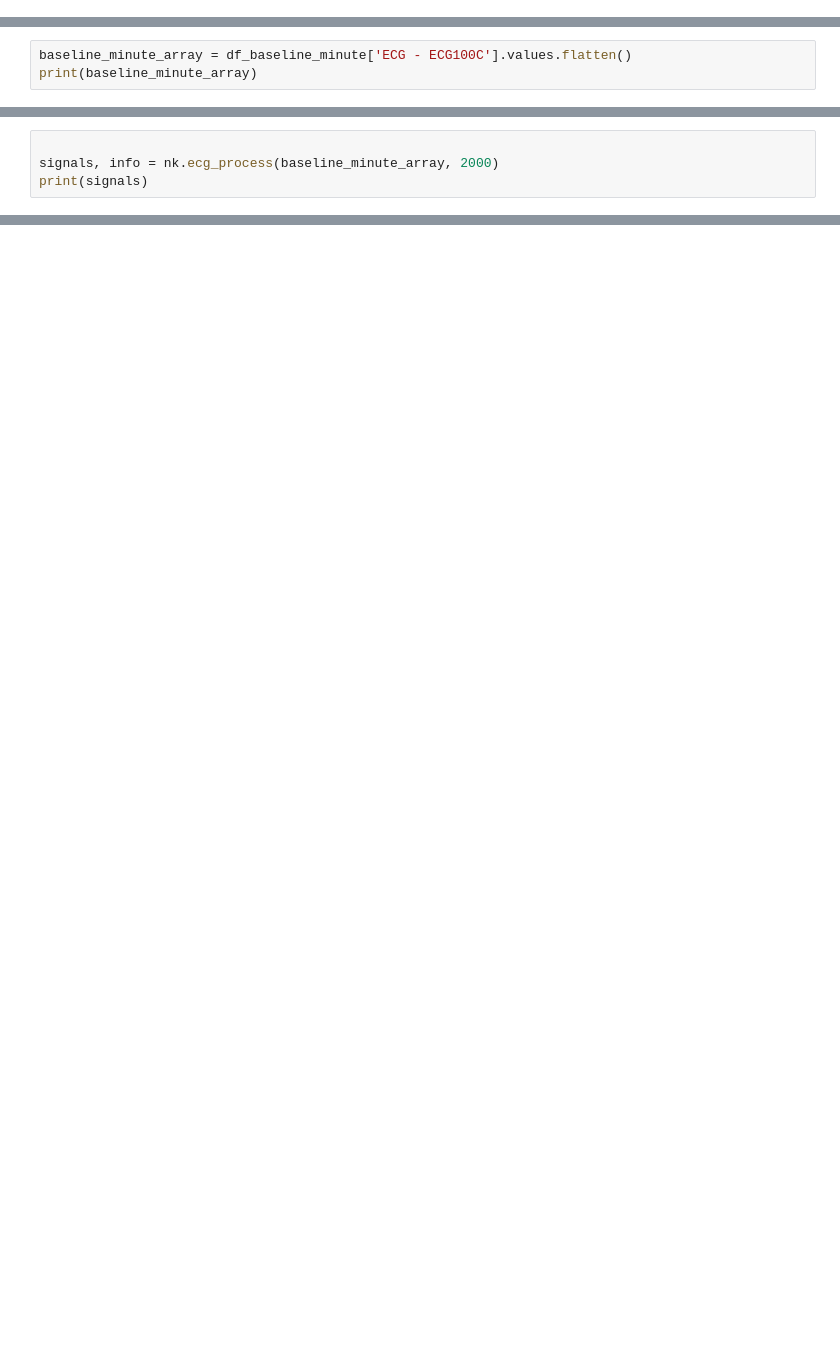
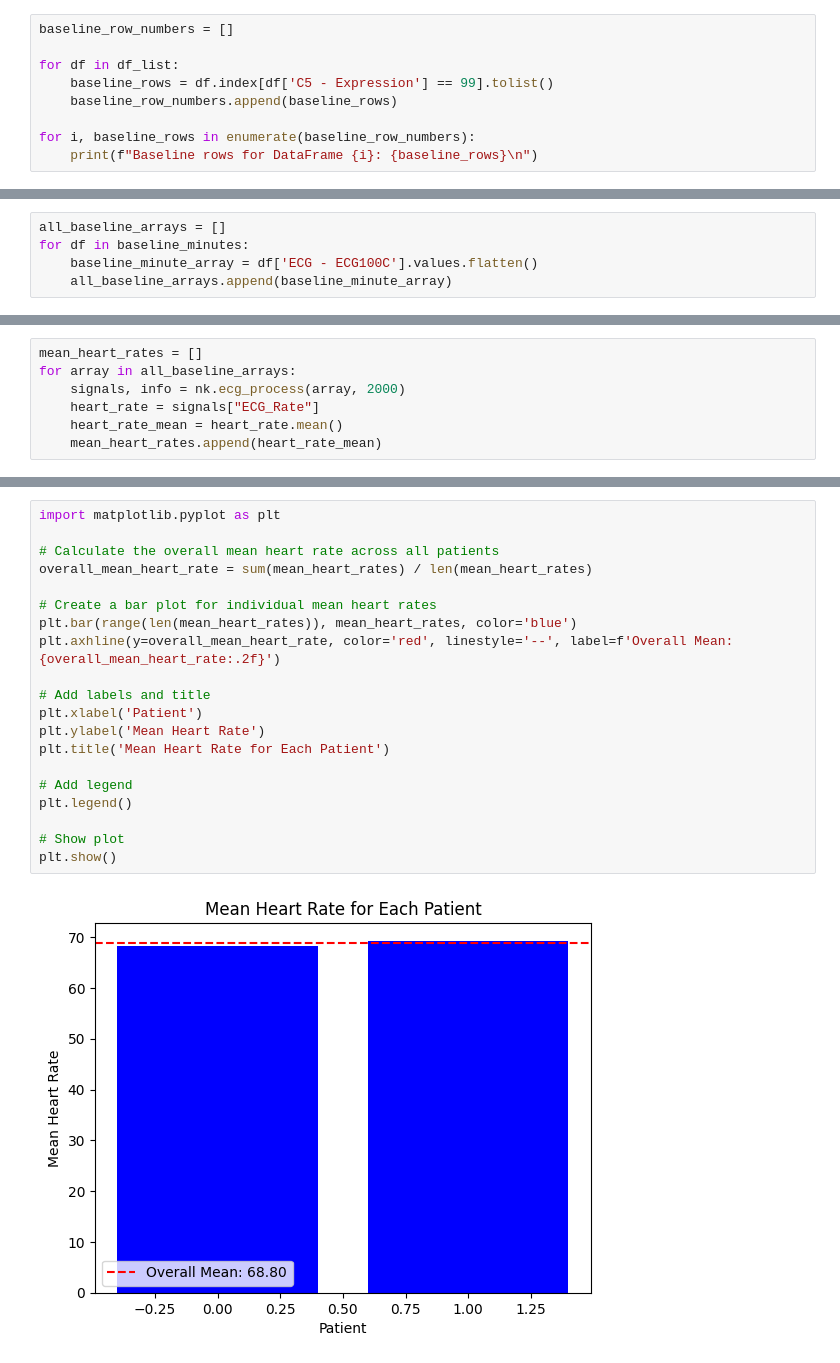
Before and after one commit to omerday/Neuroscience-of-Anxiety-Lab, a Jupyter notebook: DataAnalysis/Razy temp.ipynb, the cells around one changed output, grey strips where cells are left out. Drawn from its saved outputs; the diff is of its cells as text; blank space fills up the shorter version.

Commit message:
Baseline minute

```diff
--- a/DataAnalysis/Razy temp.ipynb
+++ b/DataAnalysis/Razy temp.ipynb
@@ -89,0 +57,9 @@ print(df_baseline_minute)
+# %%
+baseline_row_numbers = []
+
+for df in df_list:
+    baseline_rows = df.index[df['C5 - Expression'] == 99].tolist()
+    baseline_row_numbers.append(baseline_rows)
+
+for i, baseline_rows in enumerate(baseline_row_numbers):
+    print(f"Baseline rows for DataFrame {i}: {baseline_rows}\n")
@@ -90,3 +107,5 @@ print(df_baseline_minute)
 # %%
-baseline_minute_array = df_baseline_minute['ECG - ECG100C'].values.flatten()
-print(baseline_minute_array)
+all_baseline_arrays = []
+for df in baseline_minutes:
+    baseline_minute_array = df['ECG - ECG100C'].values.flatten()
+    all_baseline_arrays.append(baseline_minute_array)
@@ -96,4 +112,7 @@ print(baseline_minute_array)
 # %%
-
-signals, info = nk.ecg_process(baseline_minute_array, 2000)
-print(signals)
+mean_heart_rates = []
+for array in all_baseline_arrays:
+    signals, info = nk.ecg_process(array, 2000)
+    heart_rate = signals["ECG_Rate"]
+    heart_rate_mean = heart_rate.mean()
+    mean_heart_rates.append(heart_rate_mean)
@@ -142,0 +119,22 @@ Heart Rate Mean: 53.077959083389864
+# %%
+import matplotlib.pyplot as plt
+
+# Calculate the overall mean heart rate across all patients
+overall_mean_heart_rate = sum(mean_heart_rates) / len(mean_heart_rates)
+
+# Create a bar plot for individual mean heart rates
+plt.bar(range(len(mean_heart_rates)), mean_heart_rates, color='blue')
+plt.axhline(y=overall_mean_heart_rate, color='red', linestyle='--', label=f'Overall Mean: {overall_mean_heart_rate:.2f}')
+
+# Add labels and title
+plt.xlabel('Patient')
+plt.ylabel('Mean Heart Rate')
+plt.title('Mean Heart Rate for Each Patient')
+
+# Add legend
+plt.legend()
+
+# Show plot
+plt.show()
+# %% [output]
+[figure, added]
```
Also changed, not shown: parts of 16 cells of this notebook.
